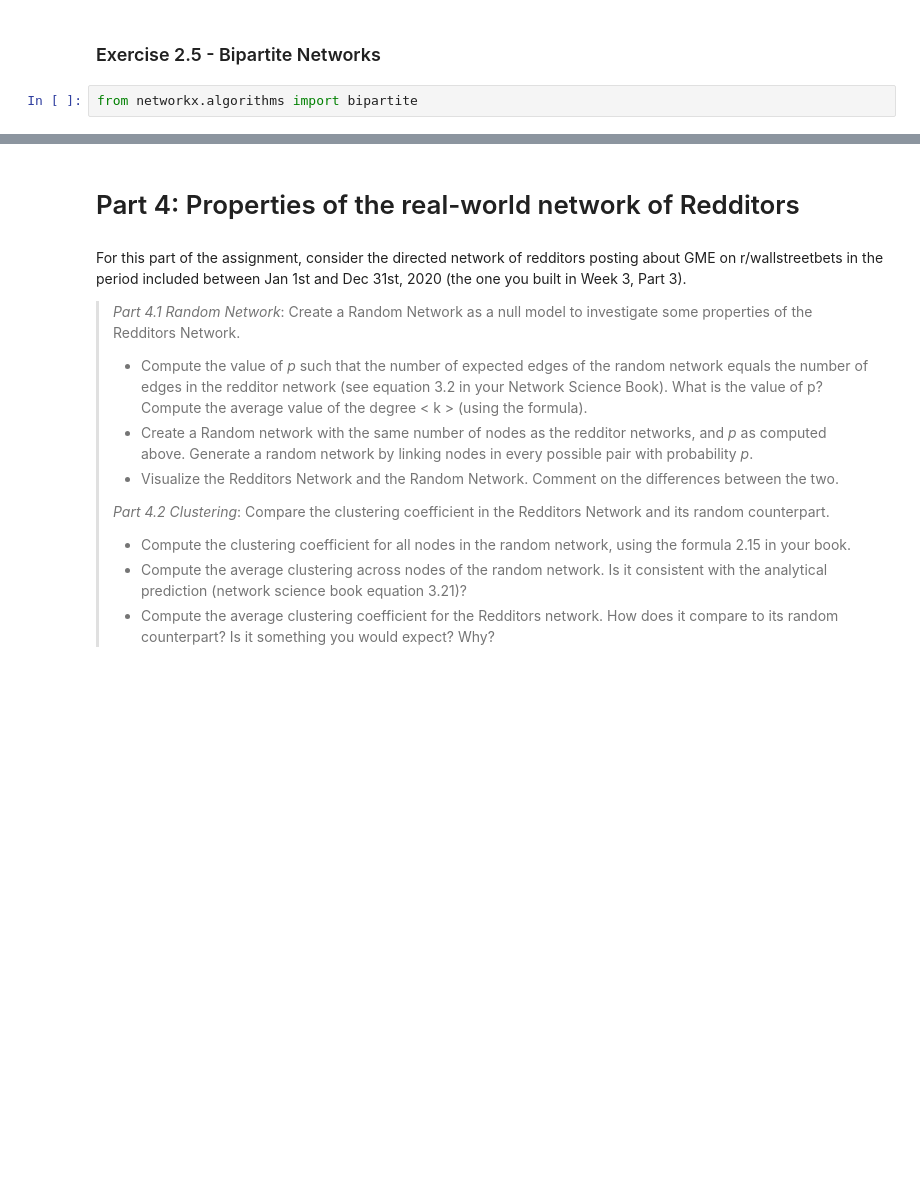
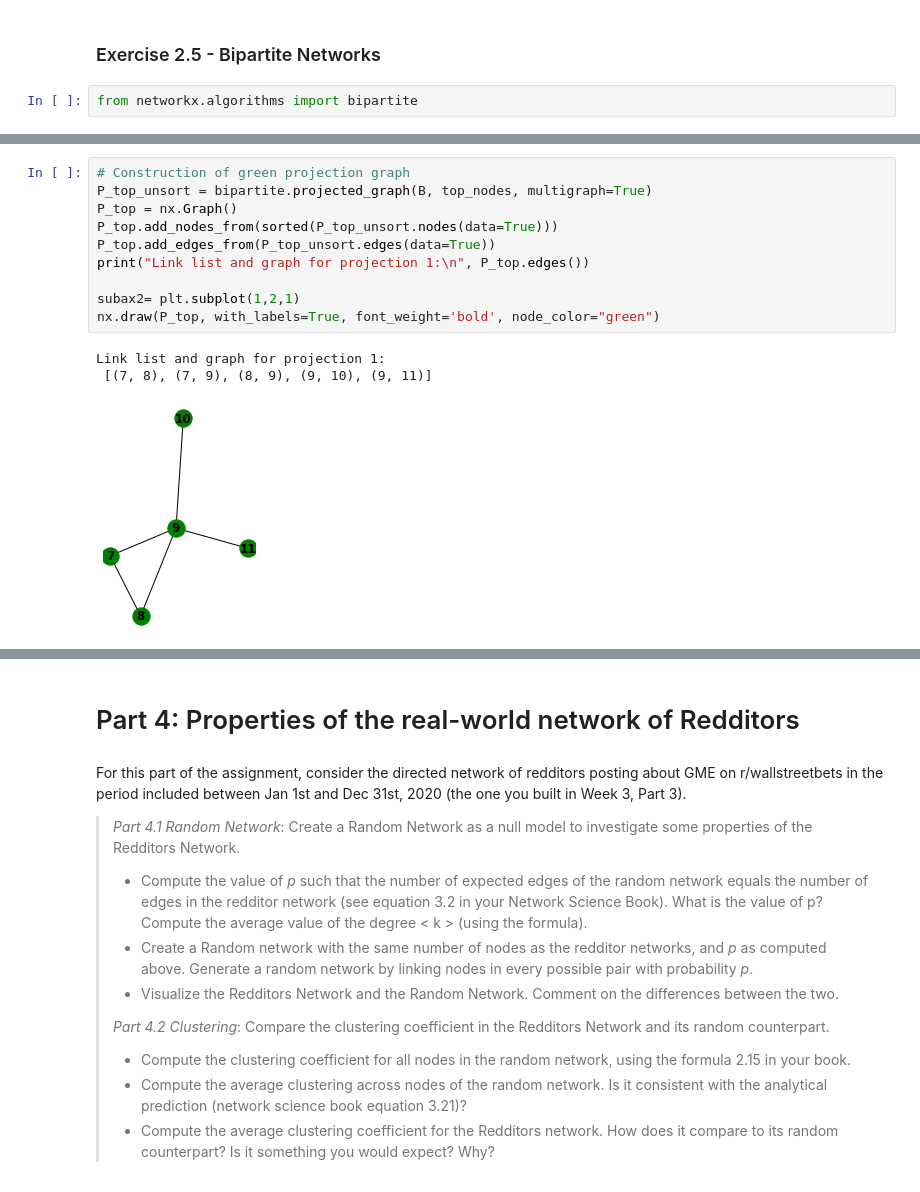
Before and after one commit to almafaz/CSSAssignments, a Jupyter notebook: Assignment1.ipynb, the cells around one changed output, grey strips where cells are left out. Cells and saved outputs as stored; diff of their text form; blank space fills up the shorter version.

```diff
--- a/Assignment1.ipynb
+++ b/Assignment1.ipynb
@@ -275,0 +412,14 @@ bottom_nodes,top_nodes
+# %%
+# Construction of green projection graph
+P_top_unsort = bipartite.projected_graph(B, top_nodes, multigraph=True)
+P_top = nx.Graph()
+P_top.add_nodes_from(sorted(P_top_unsort.nodes(data=True)))
+P_top.add_edges_from(P_top_unsort.edges(data=True))
+print("Link list and graph for projection 1:\n", P_top.edges())
+
+subax2= plt.subplot(1,2,1)
+nx.draw(P_top, with_labels=True, font_weight='bold', node_color="green")
+# %% [output]
+Link list and graph for projection 1:
+ [(7, 8), (7, 9), (8, 9), (9, 10), (9, 11)]
+[figure, added]
```
Also changed, not shown: parts of 27 cells of this notebook, 2 other files.
